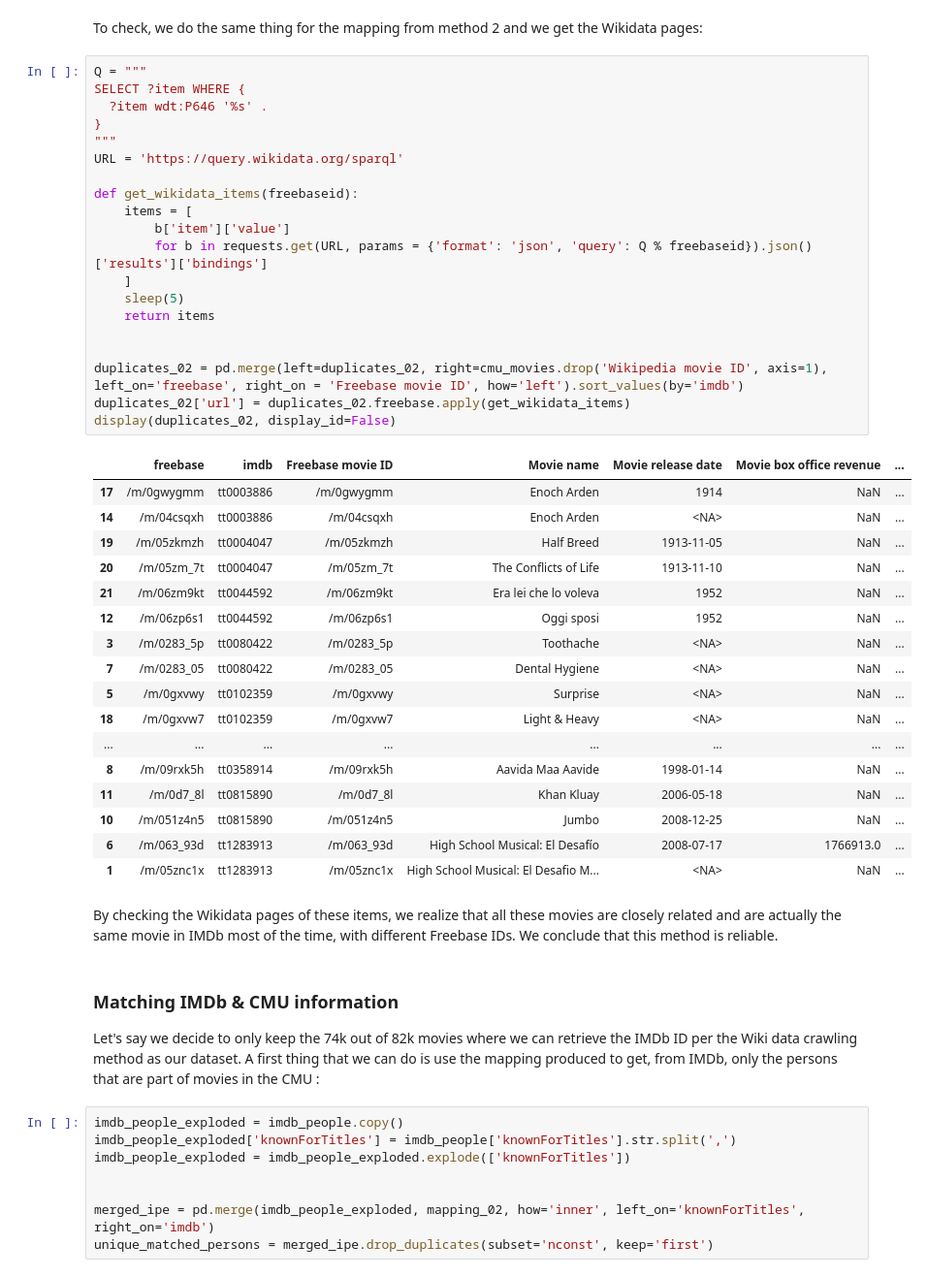
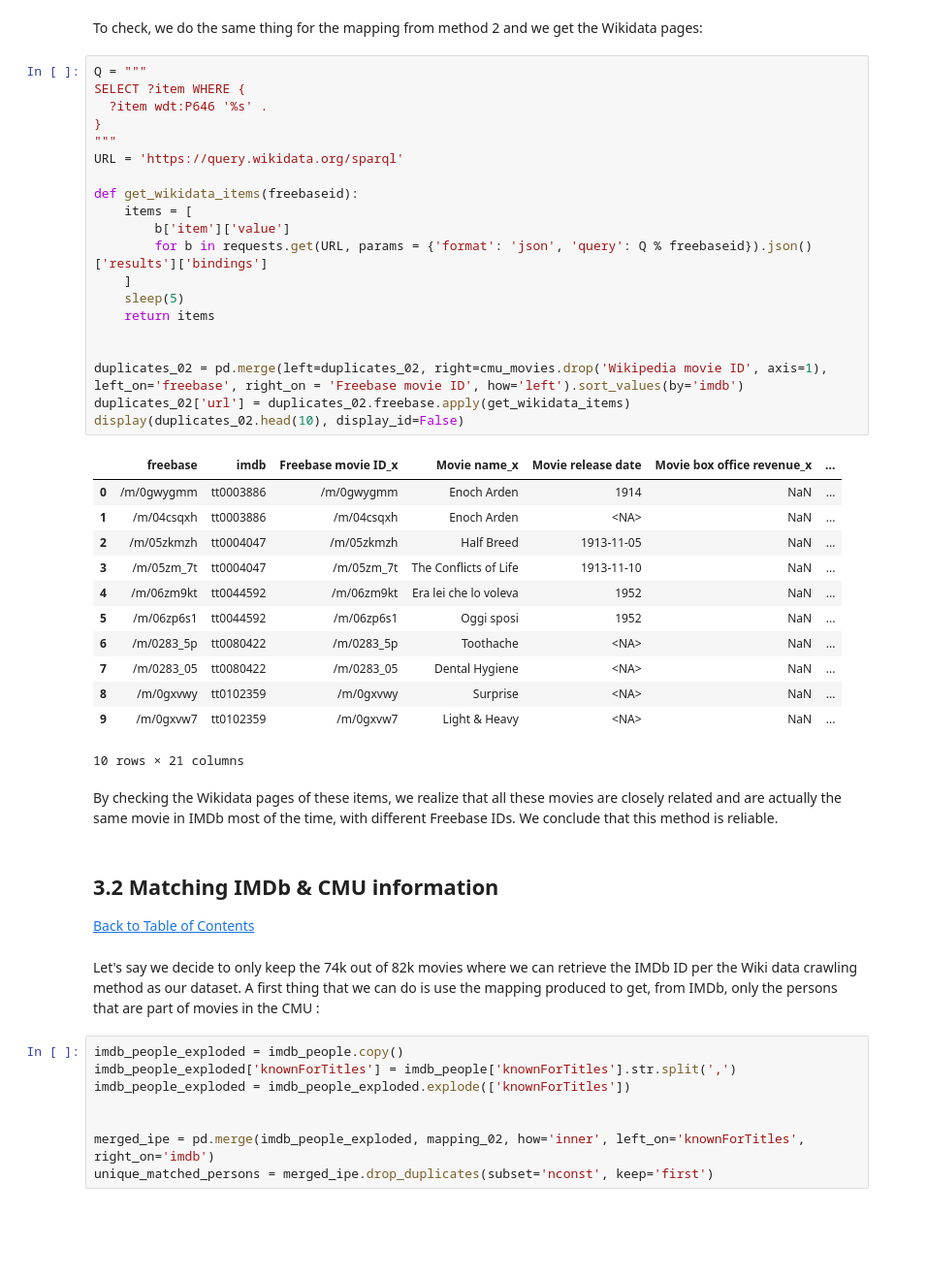
Before and after one commit to epfl-ada/ada-2023-project-crunchychicken, a Jupyter notebook: final_first_draft.ipynb, the cells around one changed output. Shown at 97% size. Saved outputs shown, nothing was run; the diff lists cells and outputs as text; blank space fills up the shorter version.

```diff
--- a/final_first_draft.ipynb
+++ b/final_first_draft.ipynb
@@ -1271,46 +1293,44 @@ To check, we do the same thing for the mapping from method 2 and we get the Wiki
 # %%
 Q = """
 SELECT ?item WHERE {
   ?item wdt:P646 '%s' .
 }
 """
 URL = 'https://query.wikidata.org/sparql'
 
 def get_wikidata_items(freebaseid):
     items = [
         b['item']['value']
         for b in requests.get(URL, params = {'format': 'json', 'query': Q % freebaseid}).json()['results']['bindings']
     ]
     sleep(5)
     return items
 
 
 duplicates_02 = pd.merge(left=duplicates_02, right=cmu_movies.drop('Wikipedia movie ID', axis=1), left_on='freebase', right_on = 'Freebase movie ID', how='left').sort_values(by='imdb')
 duplicates_02['url'] = duplicates_02.freebase.apply(get_wikidata_items)
-display(duplicates_02, display_id=False)
+display(duplicates_02.head(10), display_id=False)
 # %% [output]
-|  | freebase | imdb | Freebase movie ID | Movie name | Movie release date | Movie box office revenue | ... |
-| 17 | /m/0gwygmm | tt0003886 | /m/0gwygmm | Enoch Arden | 1914 | NaN | ... |
-| 14 | /m/04csqxh | tt0003886 | /m/04csqxh | Enoch Arden | <NA> | NaN | ... |
-| 19 | /m/05zkmzh | tt0004047 | /m/05zkmzh | Half Breed | 1913-11-05 | NaN | ... |
-| 20 | /m/05zm_7t | tt0004047 | /m/05zm_7t | The Conflicts of Life | 1913-11-10 | NaN | ... |
-| 21 | /m/06zm9kt | tt0044592 | /m/06zm9kt | Era lei che lo voleva | 1952 | NaN | ... |
-| 12 | /m/06zp6s1 | tt0044592 | /m/06zp6s1 | Oggi sposi | 1952 | NaN | ... |
-| 3 | /m/0283_5p | tt0080422 | /m/0283_5p | Toothache | <NA> | NaN | ... |
+|  | freebase | imdb | Freebase movie ID_x | Movie name_x | Movie release date | Movie box office revenue_x | ... |
+| 0 | /m/0gwygmm | tt0003886 | /m/0gwygmm | Enoch Arden | 1914 | NaN | ... |
+| 1 | /m/04csqxh | tt0003886 | /m/04csqxh | Enoch Arden | <NA> | NaN | ... |
+| 2 | /m/05zkmzh | tt0004047 | /m/05zkmzh | Half Breed | 1913-11-05 | NaN | ... |
+| 3 | /m/05zm_7t | tt0004047 | /m/05zm_7t | The Conflicts of Life | 1913-11-10 | NaN | ... |
+| 4 | /m/06zm9kt | tt0044592 | /m/06zm9kt | Era lei che lo voleva | 1952 | NaN | ... |
+| 5 | /m/06zp6s1 | tt0044592 | /m/06zp6s1 | Oggi sposi | 1952 | NaN | ... |
+| 6 | /m/0283_5p | tt0080422 | /m/0283_5p | Toothache | <NA> | NaN | ... |
 | 7 | /m/0283_05 | tt0080422 | /m/0283_05 | Dental Hygiene | <NA> | NaN | ... |
-| 5 | /m/0gxvwy | tt0102359 | /m/0gxvwy | Surprise | <NA> | NaN | ... |
-| 18 | /m/0gxvw7 | tt0102359 | /m/0gxvw7 | Light & Heavy | <NA> | NaN | ... |
-| ... | ... | ... | ... | ... | ... | ... | ... |
-| 8 | /m/09rxk5h | tt0358914 | /m/09rxk5h | Aavida Maa Aavide | 1998-01-14 | NaN | ... |
-| 11 | /m/0d7_8l | tt0815890 | /m/0d7_8l | Khan Kluay | 2006-05-18 | NaN | ... |
-| 10 | /m/051z4n5 | tt0815890 | /m/051z4n5 | Jumbo | 2008-12-25 | NaN | ... |
-| 6 | /m/063_93d | tt1283913 | /m/063_93d | High School Musical: El Desafío | 2008-07-17 | 1766913.0 | ... |
-| 1 | /m/05znc1x | tt1283913 | /m/05znc1x | High School Musical: El Desafio M... | <NA> | NaN | ... |
+| 8 | /m/0gxvwy | tt0102359 | /m/0gxvwy | Surprise | <NA> | NaN | ... |
+| 9 | /m/0gxvw7 | tt0102359 | /m/0gxvw7 | Light & Heavy | <NA> | NaN | ... |
+10 rows × 21 columns
 # %% [markdown]
 By checking the Wikidata pages of these items, we realize that all these movies are closely related and are actually the same movie in IMDb most of the time, with different Freebase IDs. We conclude that this method is reliable.
+# %% [markdown]
+<a class="anchor" id="thirdsecond"></a>
+## 3.2 Matching IMDb & CMU information
+
+[Back to Table of Contents](#Contents)
 # %% [markdown]
-### Matching IMDb & CMU information<a class="anchor" id="3.2"></a>
-
 
 Let's say we decide to only keep the 74k out of 82k movies where we can retrieve the IMDb ID per the Wiki data crawling method as our dataset. A first thing that we can do is use the mapping produced to get, from IMDb, only the persons that are part of movies in the CMU :
 # %%
```
Also changed, not shown: parts of 16 cells of this notebook.
